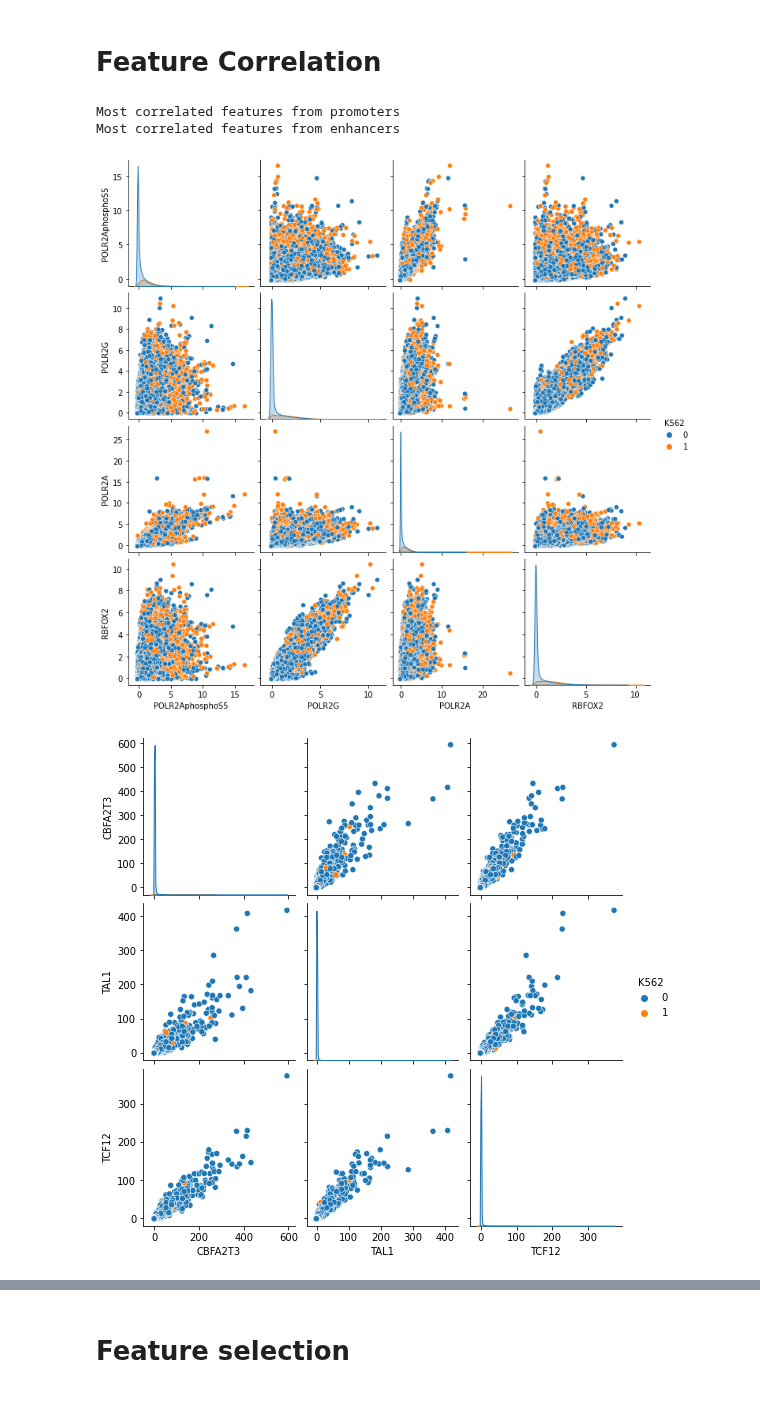
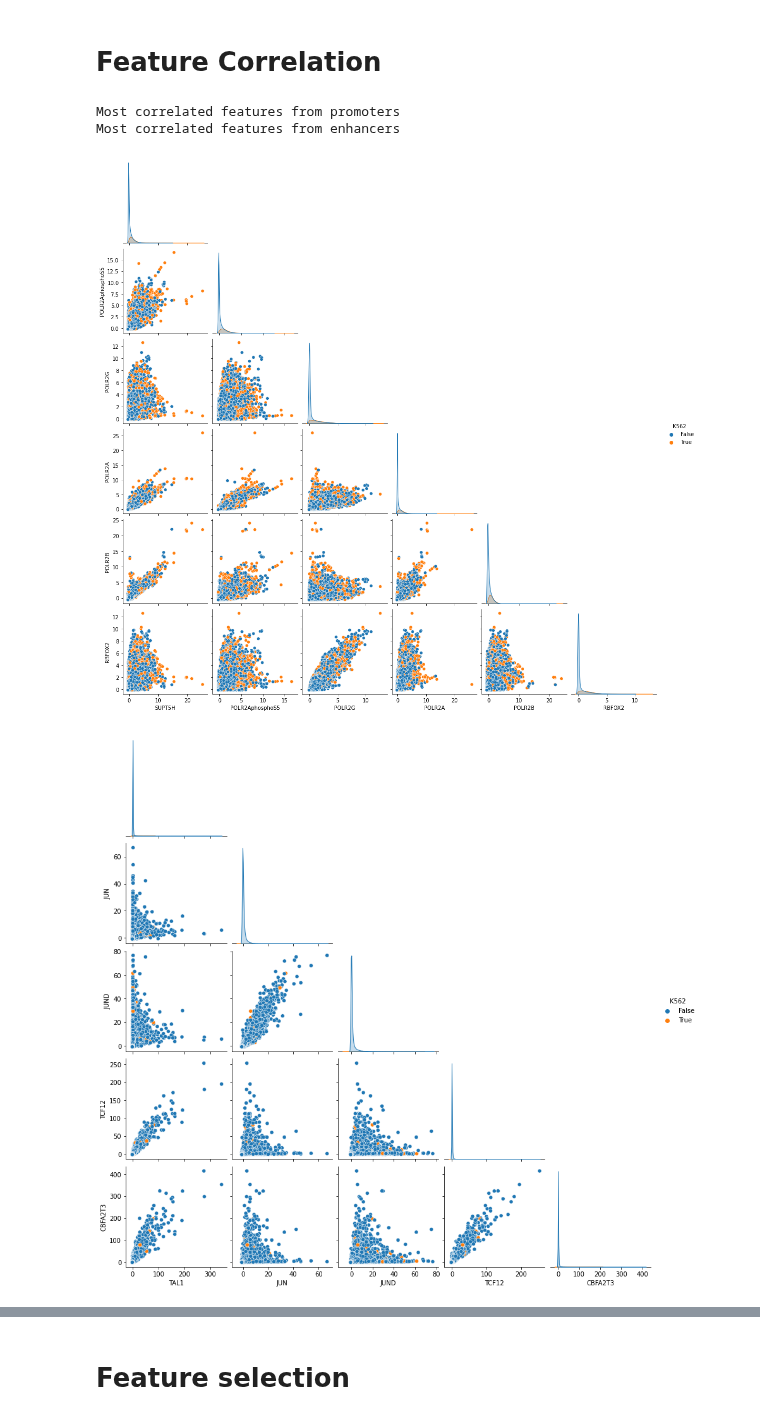
Before and after one commit to Stefano-t/multimodal-k562-cell-line-prediction, a Jupyter notebook: k562_prediction.ipynb, the cells around one changed output, grey strips where cells are left out. Drawn from its saved outputs; the diff is of its cells as text; code cells hidden in the pictures.

Commit message:
feature correlation with images; refactor some methods

```diff
--- a/k562_prediction.ipynb
+++ b/k562_prediction.ipynb
@@ -317,5 +320,4 @@ from sklearn.preprocessing import RobustScaler
 def build_preprocess_pipeline() -> Pipeline:
     return Pipeline([("drop_costant_feature", VarianceThreshold()),
                      ("impute", SimpleImputer(strategy="median")),
-                     ("scale", RobustScaler()),
-    ])
+                     ("scale", RobustScaler())])
@@ -349,12 +359,10 @@ def pearson_corr_output(X: pd.DataFrame,
 from scipy.stats import spearmanr
 
 
-def spearman_corr_output(
-    X: pd.DataFrame,
-    y: np.ndarray,
-    region: str,
-    p_value_threshold: float = 0.01,
-) -> Set:
+def spearman_corr_output(X: pd.DataFrame,
+                         y: np.ndarray,
+                         region: str,
+                         p_value_threshold: float = 0.01) -> Set:
     uncorrelated_features_with_output = set()
     for feature in tqdm(
         X.columns,
@@ -447,17 +448,10 @@ enhancers now has shape (63285, 402) (last was (63285, 429))
 # Feature Correlation
 # %%
 from scipy.stats import entropy
+from scipy.stats import pearsonr
 from typing import List
 
-# TODO
-# - cache this method
-# - remove thresholds
-def features_correlation(
-    X: pd.DataFrame,
-    region: str,
-    p_value_threshold: float = 0.01,
-    correlation_threshold: float = 0.95
-) -> List:
+def features_correlation(X: pd.DataFrame, region: str) -> List:
     scores = []
 
     for i, feature_1 in tqdm(
@@ -473,12 +467,6 @@ def features_correlation(
                 X[feature_2].values.ravel()
             )
             scores.append((correlation, p_value, feature_1, feature_2))
-    #        if p_value < p_value_threshold and np.abs(correlation) > correlation_threshold:
-    #            print(f"High correlation (Pearson): {feature_1} with {feature_2} ({correlation})")
-    #            if entropy(X[feature_1]) > entropy(X[feature_2]):
-    #                high_correlation[region].add(feature_2)
-    #            else:
-    #                high_correlation[region].add(feature_1)
 
     return scores
 # %%
@@ -500,22 +488,18 @@ feature_corr_scores = {
 }
 # %%
 for region, X in epigenomes.items():
-    # take the first two elems and extract the first two columns
-    _, _, firsts, seconds = list(zip(*feature_corr_scores[region][:2]))
+    # creates the cartesian product between the top three correlated features
+    _, _, firsts, seconds = list(zip(*feature_corr_scores[region][:3]))
     columns = list(set(firsts+seconds))
     print(f"Most correlated features from {region}")
-    sbn.pairplot(
-        pd.concat([
-            X[columns],
-            labels[region],
-        ], axis=1),
-        hue=labels[region].columns[0],
-    )
+    sbn.pairplot(pd.concat([X[columns], labels[region]], axis=1),
+                 hue=labels[region].columns[0],
+                 corner=True)
 # %% [output]
 Most correlated features from promoters
 Most correlated features from enhancers
-[figure, old version]
+[figure, new version]
-[figure, old version]
+[figure, new version]
 # %%
 correlation_threshold = 0.95
 p_value_threshold = 0.01
```
Also changed, not shown: parts of 11 cells of this notebook, 4 other files.
